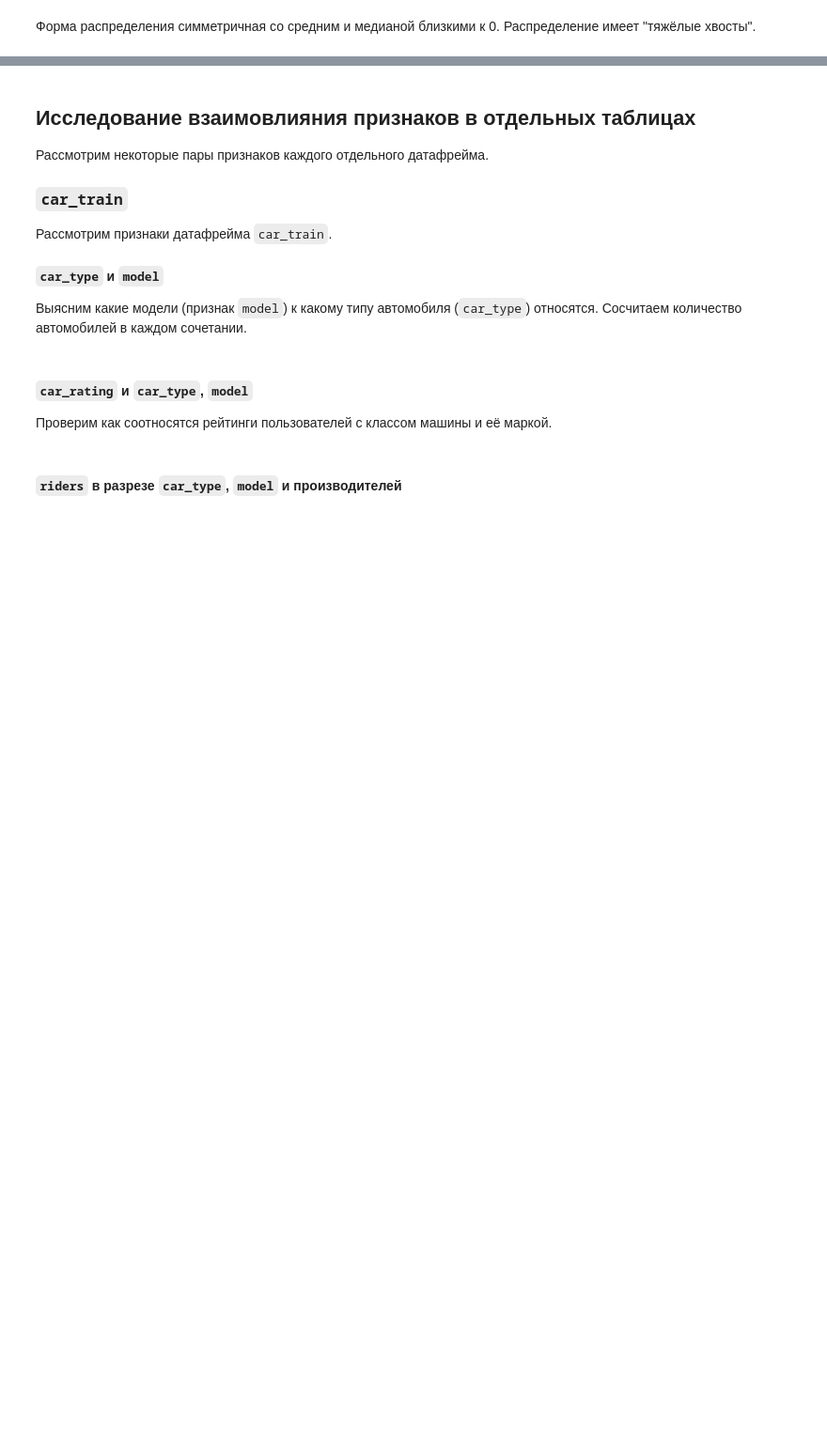
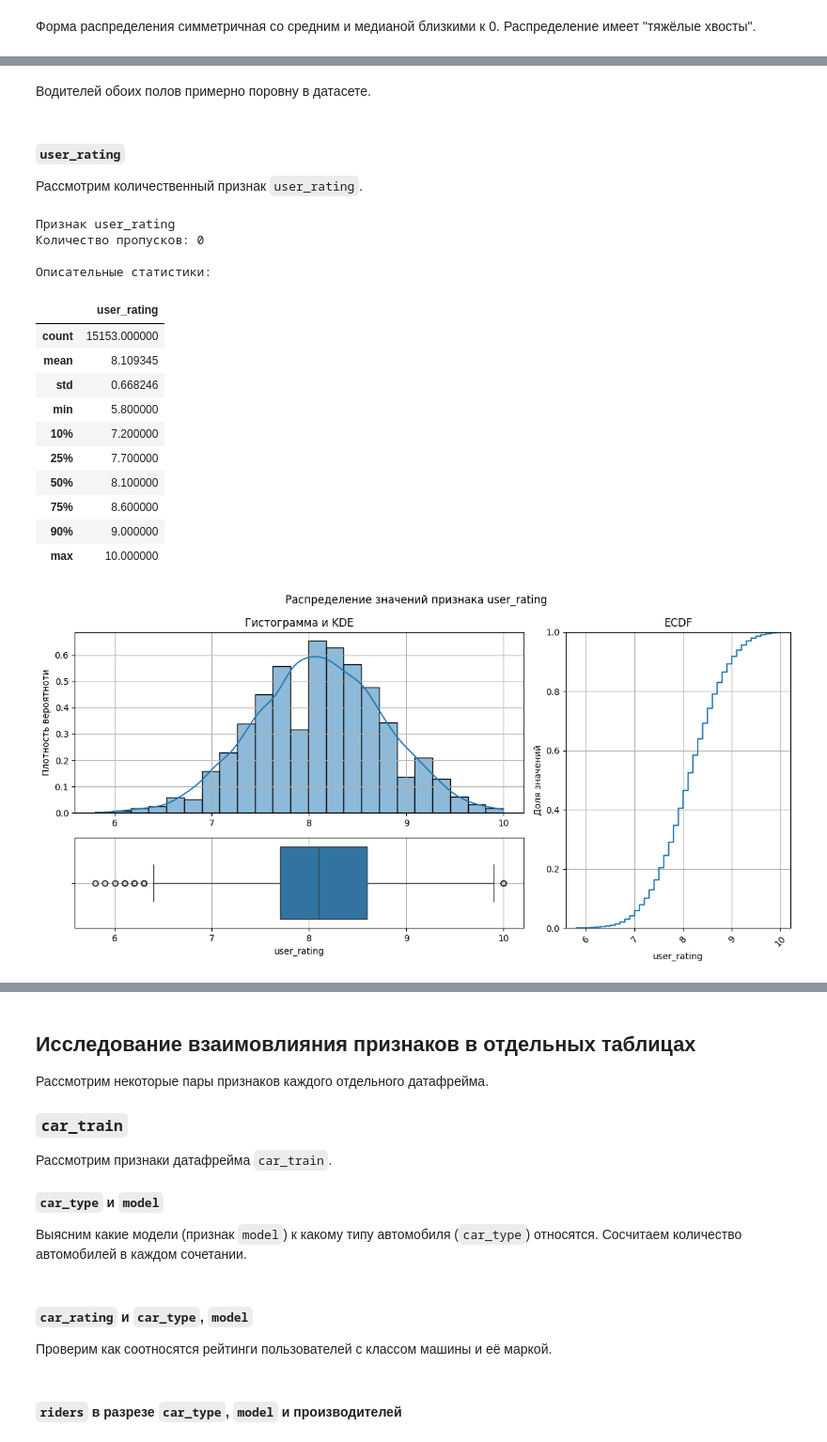
Before and after one commit to AlekseiBogachev/competitive_ds_cource_prj, a Jupyter notebook: notebooks/exploratory/eda.ipynb, the cells around one changed output, grey strips where cells are left out. Shown at 94% size. Drawn from its saved outputs; the diff is of its cells as text; code cells hidden in the pictures; blank space fills up the shorter version.

```diff
--- a/notebooks/exploratory/eda.ipynb
+++ b/notebooks/exploratory/eda.ipynb
@@ -1087,0 +1140,24 @@ explore_num_feature(rides_info, "deviation_normal")
+# %% [markdown]
+Водителей обоих полов примерно поровну в датасете.
+# %% [markdown]
+#### `user_rating`
+Рассмотрим количественный признак `user_rating`.
+# %%
+explore_num_feature(driver_info, "user_rating")
+# %% [output]
+Признак user_rating
+Количество пропусков: 0
+
+Описательные статистики:
+|  | user_rating |
+| count | 15153.000000 |
+| mean | 8.109345 |
+| std | 0.668246 |
+| min | 5.800000 |
+| 10% | 7.200000 |
+| 25% | 7.700000 |
+| 50% | 8.100000 |
+| 75% | 8.600000 |
+| 90% | 9.000000 |
+| max | 10.000000 |
+[figure, added]
```
Also changed, not shown: parts of 28 cells of this notebook, 1 other file.
